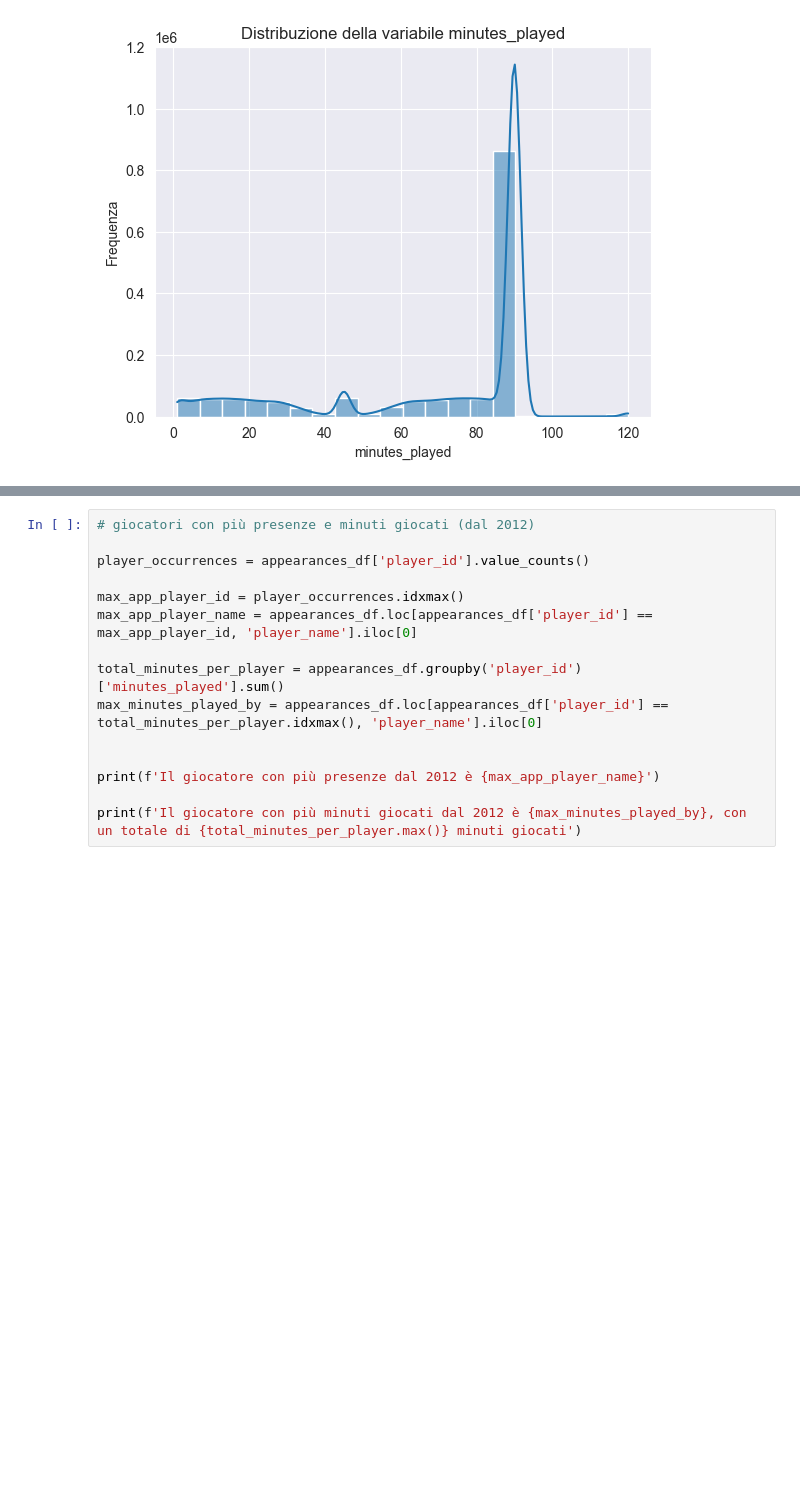
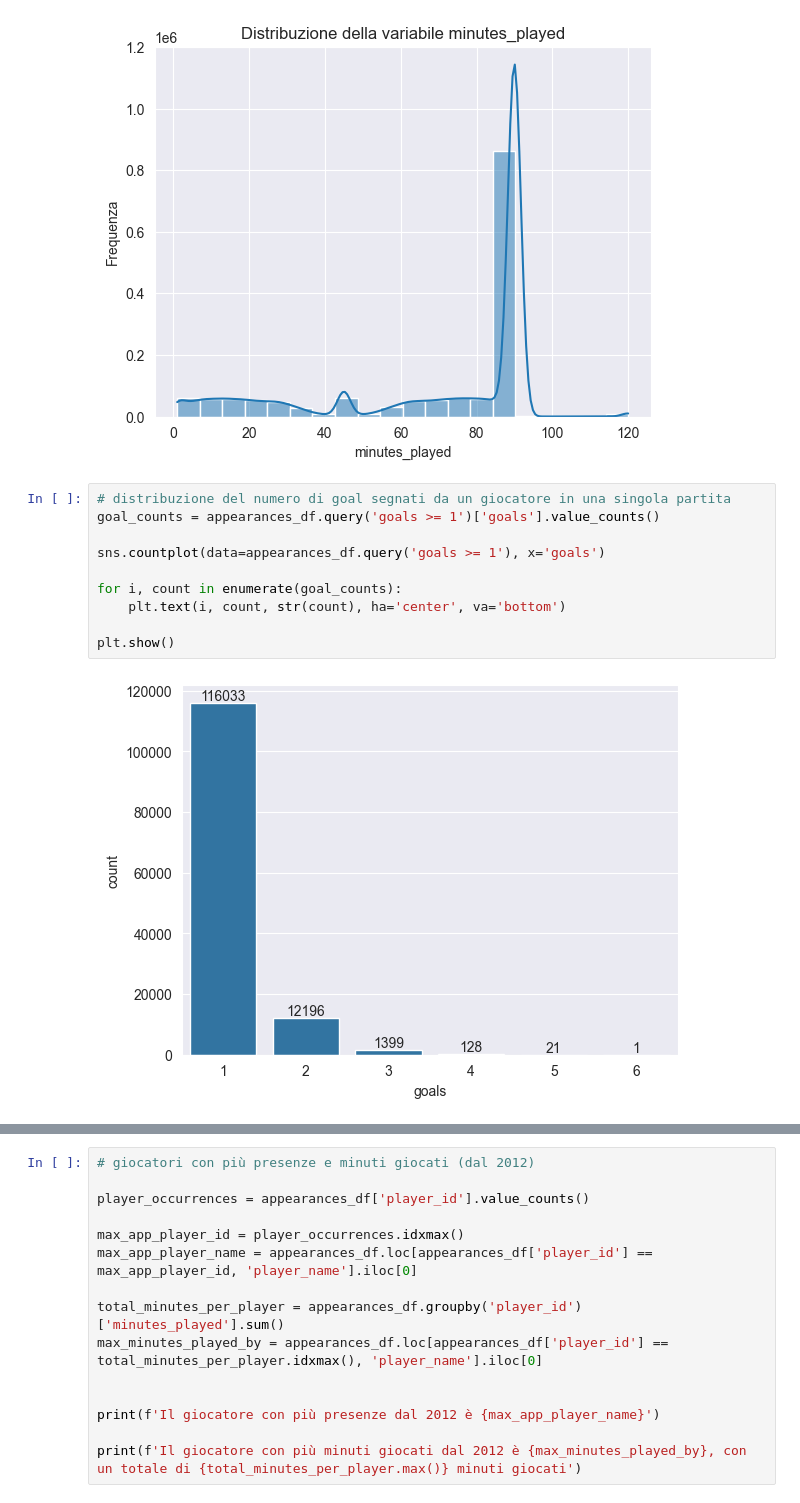
Before and after one commit to RiccardoPili/Football-Data-Analysis, a Jupyter notebook: appearances.ipynb, the cells around one changed output, grey strips where cells are left out. Drawn from its saved outputs; the diff is of its cells as text; blank space fills up the shorter version.

```diff
--- a/appearances.ipynb
+++ b/appearances.ipynb
@@ -149,3 +149,15 @@ plt.show()
 # %% [output]
 Media di minutes_played: 69.65
 [figure]
+# %%
+# distribuzione del numero di goal segnati da un giocatore in una singola partita
+goal_counts = appearances_df.query('goals >= 1')['goals'].value_counts()
+
+sns.countplot(data=appearances_df.query('goals >= 1'), x='goals')
+
+for i, count in enumerate(goal_counts):
+    plt.text(i, count, str(count), ha='center', va='bottom')
+
+plt.show()
+# %% [output]
+[figure, added]
```
Also changed, not shown: parts of 13 cells of this notebook, 3 other files.
